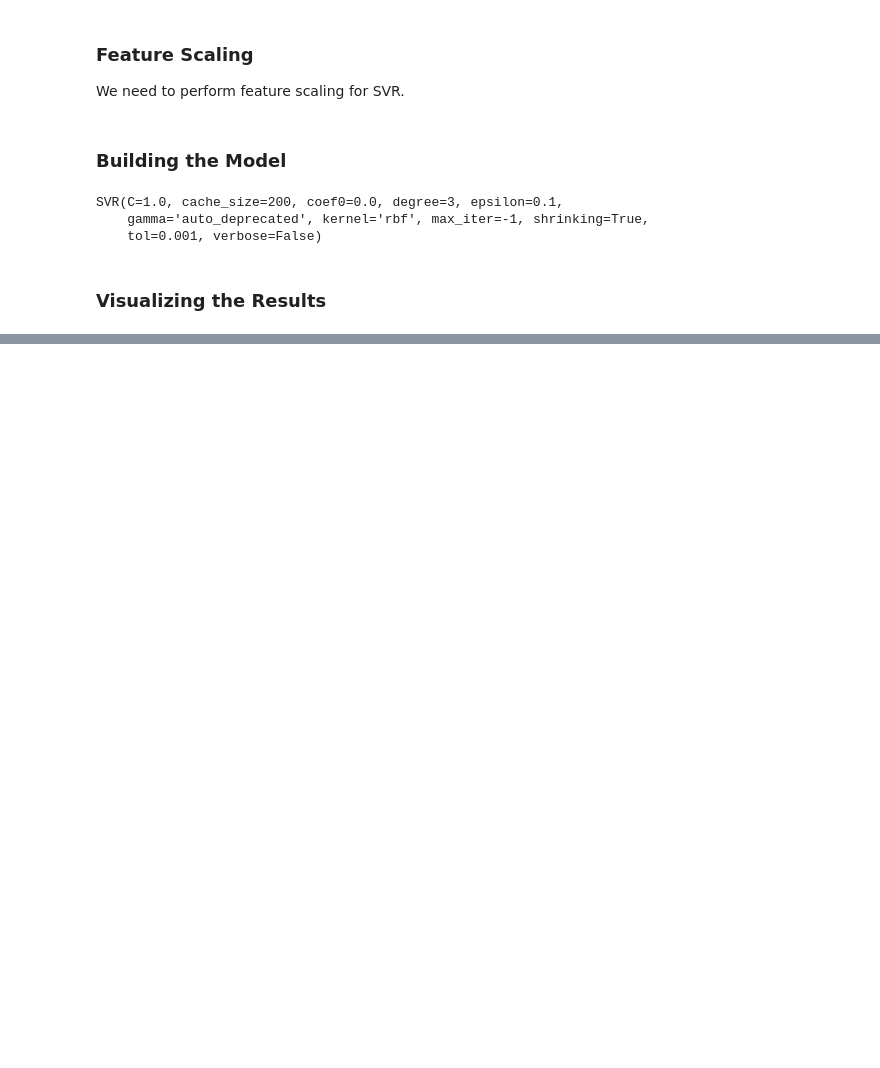
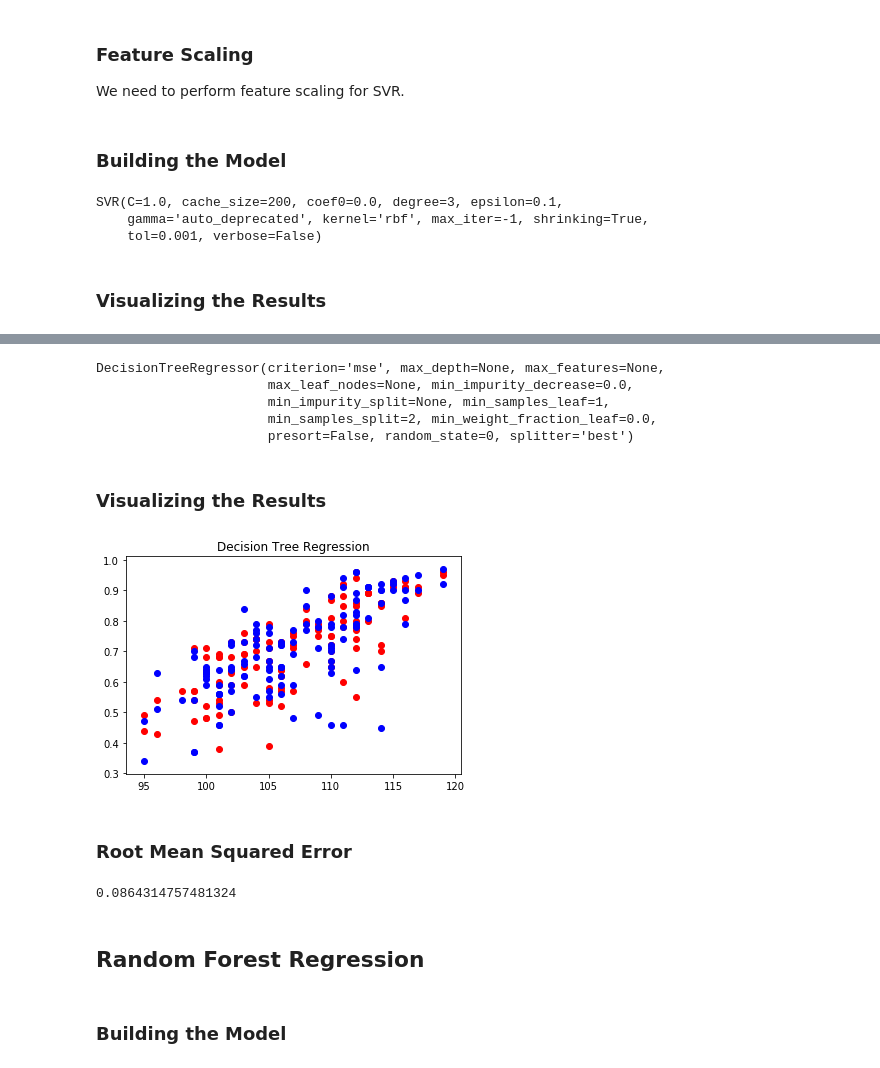
Before and after one commit to bschoeneweis/dm-v-final-project, a Jupyter notebook: FinalProject.ipynb, the cells around one changed output, grey strips where cells are left out. Saved outputs shown, nothing was run; the diff lists cells and outputs as text; code cells hidden in the pictures; blank space fills up the shorter version.

```diff
--- a/FinalProject.ipynb
+++ b/FinalProject.ipynb
@@ -182,0 +232,31 @@ plt.show()
+# %%
+from sklearn.tree import DecisionTreeRegressor
+regressor_dt = DecisionTreeRegressor(random_state=0)
+regressor_dt.fit(X_train, y_train)
+# %% [output]
+DecisionTreeRegressor(criterion='mse', max_depth=None, max_features=None,
+                      max_leaf_nodes=None, min_impurity_decrease=0.0,
+                      min_impurity_split=None, min_samples_leaf=1,
+                      min_samples_split=2, min_weight_fraction_leaf=0.0,
+                      presort=False, random_state=0, splitter='best')
+# %% [markdown]
+### Visualizing the Results <a name="vis-dtr"></a>
+# %%
+y_pred = regressor_dt.predict(X_test)
+plt.scatter(X_test[:, 1], y_test, color='red')
+plt.scatter(X_test[:, 1], y_pred, color='blue')
+plt.title('Decision Tree Regression')
+plt.show()
+# %% [output]
+[figure, added]
+# %% [markdown]
+### Root Mean Squared Error <a name="rmse-dtr"></a>
+# %%
+rmse_dtr = np.sqrt(mean_squared_error(y_test, y_pred))
+rmse_dtr
+# %% [output]
+0.0864314757481324
+# %% [markdown]
+## Random Forest Regression <a name="rfr"></a>
+# %% [markdown]
+### Building the Model <a name="fit-rfr"></a>
```
Also changed, not shown: parts of 28 cells of this notebook, 1 other file.
